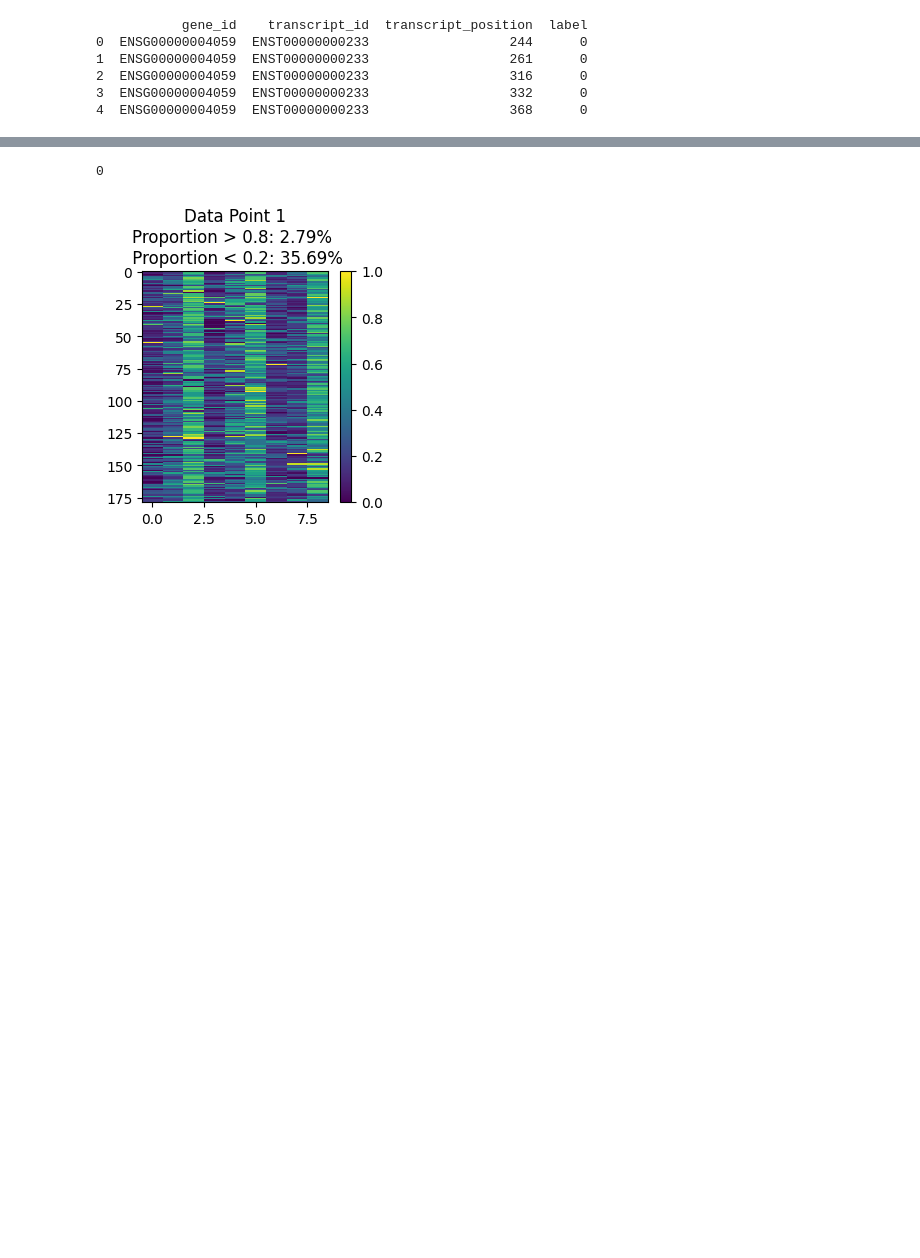
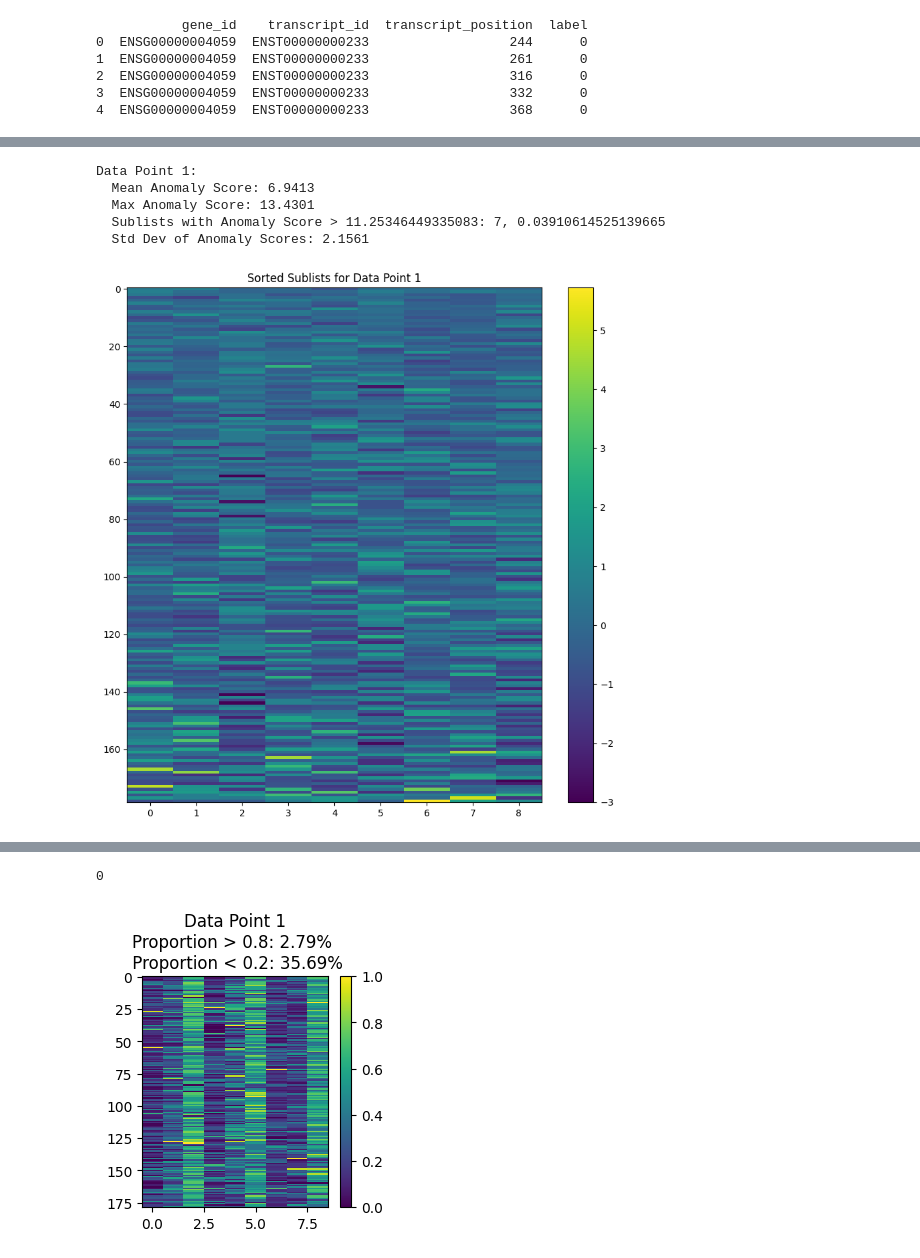
Before and after one commit to yunethiri/DSA4262-geneandtonic, a Jupyter notebook: eda_bags.ipynb, the cells around one changed output, grey strips where cells are left out. Drawn from its saved outputs; the diff is of its cells as text; code cells hidden in the pictures; blank space fills up the shorter version.

```diff
--- a/eda_bags.ipynb
+++ b/eda_bags.ipynb
@@ -10,10 +10,10 @@ from sklearn.preprocessing import StandardScaler
 from sklearn.ensemble import RandomForestClassifier
 from sklearn.metrics import accuracy_score, classification_report, roc_auc_score
 # %%
-df_labels= 'data.info.txt'
+df_labels= 'data/data.info.txt'
 df_labels = pd.read_csv(df_labels, delimiter=',')
 
-df_raw = 'dataset0.json'
+df_raw = 'data/dataset0.json'
 
 # Open the file and read line by line (each line = one read)
 with open(df_raw, 'r') as file:
@@ -59,0 +60,75 @@ process took 940.101961
+# %%
+from scipy.stats import zscore
+
+# Threshold for identifying highly anomalous sublists
+anomaly_threshold = 3
+
+# Calculate Z-scores for each sublist instead of comparing to a fixed ideal row
+for i, dp in enumerate(datapoint_one[0:5]):  # Adjust range or dataset accordingly
+    dp_array = np.array(dp)  # dp is the x-length list of length-9 sublists
+    # if len(dp_array) < 100:
+    #     continue
+
+    # Normalization for each length-9 sublist
+    for indices in index_groups:
+        min_vals = np.min(dp_array[:, indices], axis=0)
+        max_vals = np.max(dp_array[:, indices], axis=0)
+        range_vals = np.where(max_vals > min_vals, max_vals - min_vals, 1)
+
+        # Normalize specific indices within each group
+        for idx, feature_index in enumerate(indices):
+            dp_array[:, feature_index] = (dp_array[:, feature_index] - min_vals[idx]) / range_vals[idx]
+
+    # Calculate Z-scores for each feature in the sublist
+    z_scores = zscore(dp_array, axis=0)
+
+    # Now calculate the Z-score-based anomaly score for each length-9 sublist
+    anomaly_scores = []
+    for row in z_scores:
+        # Aggregate the absolute Z-scores to get a single anomaly score for each sublist
+        anomaly_score = np.sum(np.abs(row))  # Sum of absolute Z-scores
+        anomaly_scores.append((anomaly_score, row))  # Store the score along with the sublist
+
+    # Sort the x-length list (dp_array) based on anomaly scores
+    sorted_rows = sorted(anomaly_scores, key=lambda x: x[0])
+
+    # Extract the sorted sublists
+    sorted_sublists = np.array([sublist for score, sublist in sorted_rows])
+
+    # Calculate anomaly metrics:
+    anomaly_scores_only = [score for score, sublist in sorted_rows]
+
+    # 1. Mean anomaly score for the entire data point
+    mean_anomaly_score = np.mean(anomaly_scores_only)
+
+    # 2. Maximum anomaly score for the most anomalous sublist
+    max_anomaly_score = np.max(anomaly_scores_only)
+
+    # 3. Count how many sublists exceed the anomaly threshold
+
+    # 4. Standard deviation of the anomaly scores
+    std_anomaly_score = np.std(anomaly_scores_only)
+
+    anomaly_threshold = mean_anomaly_score + 2 * std_anomaly_score
+    highly_anomalous_count = np.sum(np.array(anomaly_scores_only) > anomaly_threshold)
+
+    # Print anomaly metrics for this data point
+    print(f"Data Point {i+1}:")
+    print(f"  Mean Anomaly Score: {mean_anomaly_score:.4f}")
+    print(f"  Max Anomaly Score: {max_anomaly_score:.4f}")
+    print(f"  Sublists with Anomaly Score > {anomaly_threshold}: {highly_anomalous_count}, {highly_anomalous_count/len(dp_array)}")
+    print(f"  Std Dev of Anomaly Scores: {std_anomaly_score:.4f}")
+
+    # Visualize all sorted sublists as a combined heatmap
+    plt.figure(figsize=(10, 10))  # Adjust figure size based on number of sublists
+    plt.imshow(sorted_sublists, aspect='auto', cmap='viridis', interpolation='nearest')
+    plt.title(f'Sorted Sublists for Data Point {i+1}')
+    plt.colorbar()
+    plt.show()
+# %% [output]
+Data Point 1:
+  Mean Anomaly Score: 6.9413
+  Max Anomaly Score: 13.4301
+  Sublists with Anomaly Score > 11.25346449335083: 7, 0.03910614525139665
+  Std Dev of Anomaly Scores: 2.1561
+[figure, added]
```
Also changed, not shown: parts of 7 cells of this notebook.
